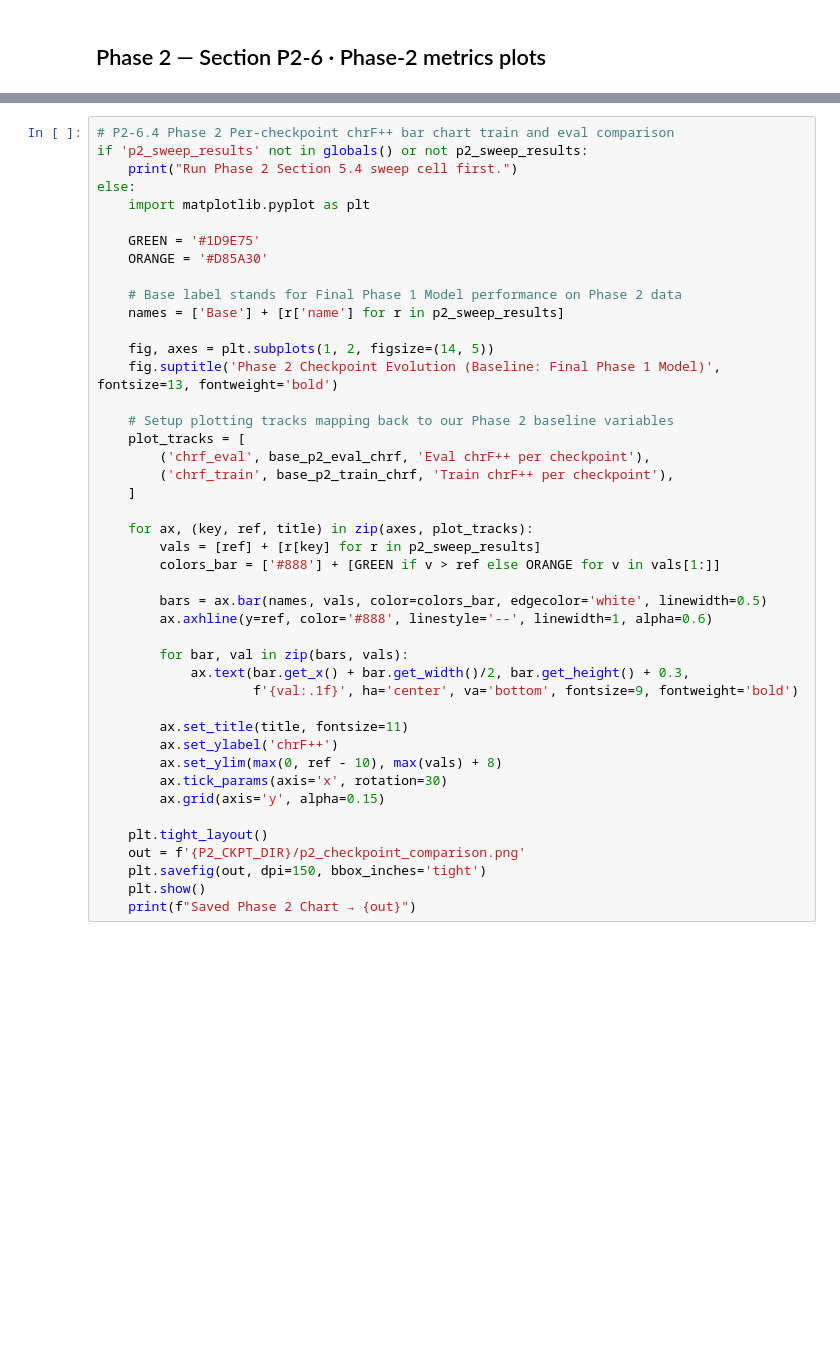
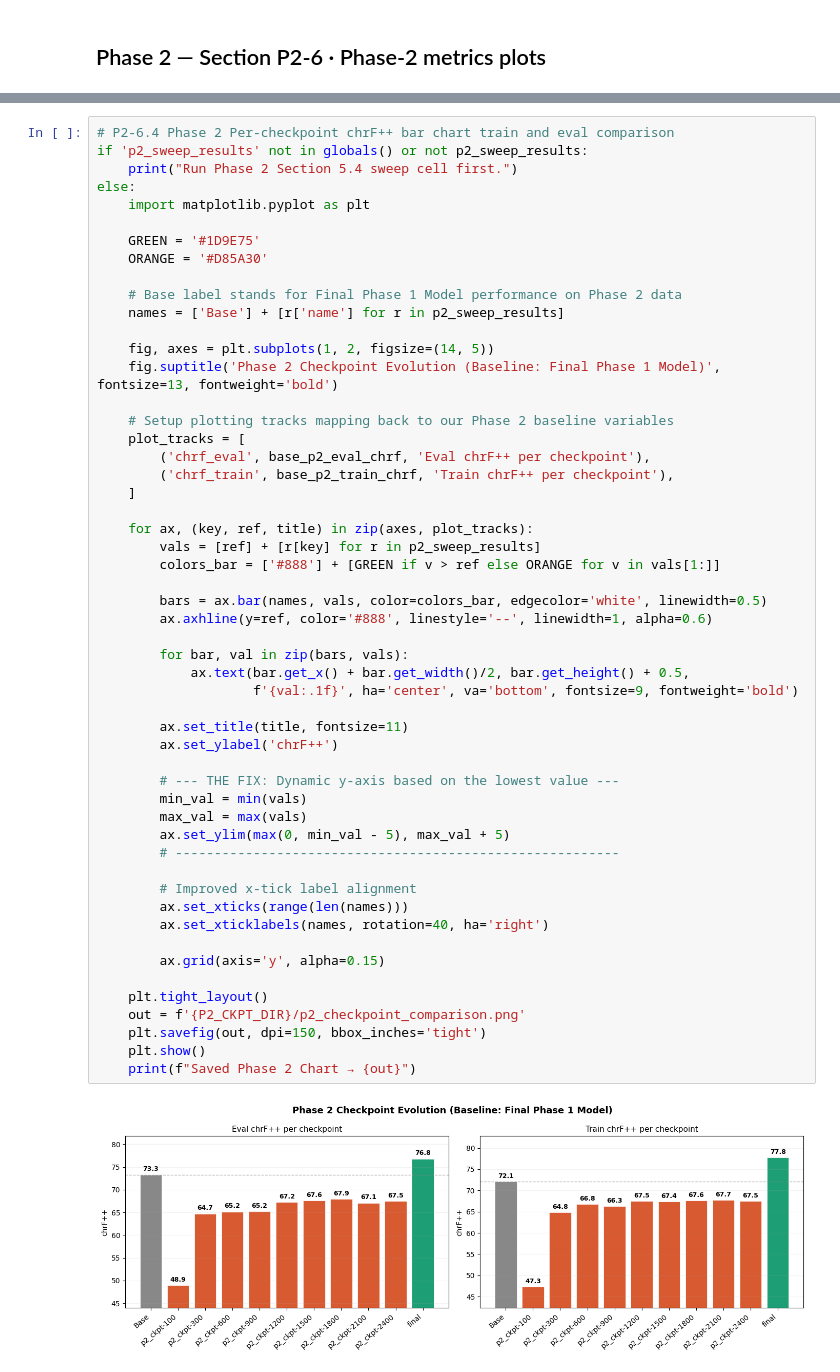
Before and after one commit to seddikbm/AI_maths_translation_en_arabic, a Jupyter notebook: MathTrans_Phase1_and_Phase2.ipynb, the cells around one changed output, grey strips where cells are left out. Drawn from its saved outputs; the diff is of its cells as text; blank space fills up the shorter version.

```diff
--- a/MathTrans_Phase1_and_Phase2.ipynb
+++ b/MathTrans_Phase1_and_Phase2.ipynb
@@ -1811,33 +2014,44 @@ else:
     names = ['Base'] + [r['name'] for r in p2_sweep_results]
 
     fig, axes = plt.subplots(1, 2, figsize=(14, 5))
     fig.suptitle('Phase 2 Checkpoint Evolution (Baseline: Final Phase 1 Model)', fontsize=13, fontweight='bold')
 
     # Setup plotting tracks mapping back to our Phase 2 baseline variables
     plot_tracks = [
         ('chrf_eval', base_p2_eval_chrf, 'Eval chrF++ per checkpoint'),
         ('chrf_train', base_p2_train_chrf, 'Train chrF++ per checkpoint'),
     ]
 
     for ax, (key, ref, title) in zip(axes, plot_tracks):
         vals = [ref] + [r[key] for r in p2_sweep_results]
         colors_bar = ['#888'] + [GREEN if v > ref else ORANGE for v in vals[1:]]
 
         bars = ax.bar(names, vals, color=colors_bar, edgecolor='white', linewidth=0.5)
         ax.axhline(y=ref, color='#888', linestyle='--', linewidth=1, alpha=0.6)
 
         for bar, val in zip(bars, vals):
-            ax.text(bar.get_x() + bar.get_width()/2, bar.get_height() + 0.3,
+            ax.text(bar.get_x() + bar.get_width()/2, bar.get_height() + 0.5,
                     f'{val:.1f}', ha='center', va='bottom', fontsize=9, fontweight='bold')
 
         ax.set_title(title, fontsize=11)
         ax.set_ylabel('chrF++')
-        ax.set_ylim(max(0, ref - 10), max(vals) + 8)
-        ax.tick_params(axis='x', rotation=30)
+
+        # --- THE FIX: Dynamic y-axis based on the lowest value ---
+        min_val = min(vals)
+        max_val = max(vals)
+        ax.set_ylim(max(0, min_val - 5), max_val + 5)
+        # ---------------------------------------------------------
+
+        # Improved x-tick label alignment
+        ax.set_xticks(range(len(names)))
+        ax.set_xticklabels(names, rotation=40, ha='right')
+
         ax.grid(axis='y', alpha=0.15)
 
     plt.tight_layout()
     out = f'{P2_CKPT_DIR}/p2_checkpoint_comparison.png'
     plt.savefig(out, dpi=150, bbox_inches='tight')
     plt.show()
     print(f"Saved Phase 2 Chart → {out}")
+# %% [output]
+[figure, added]
```
Also changed, not shown: parts of 31 cells of this notebook, 1 other file.
